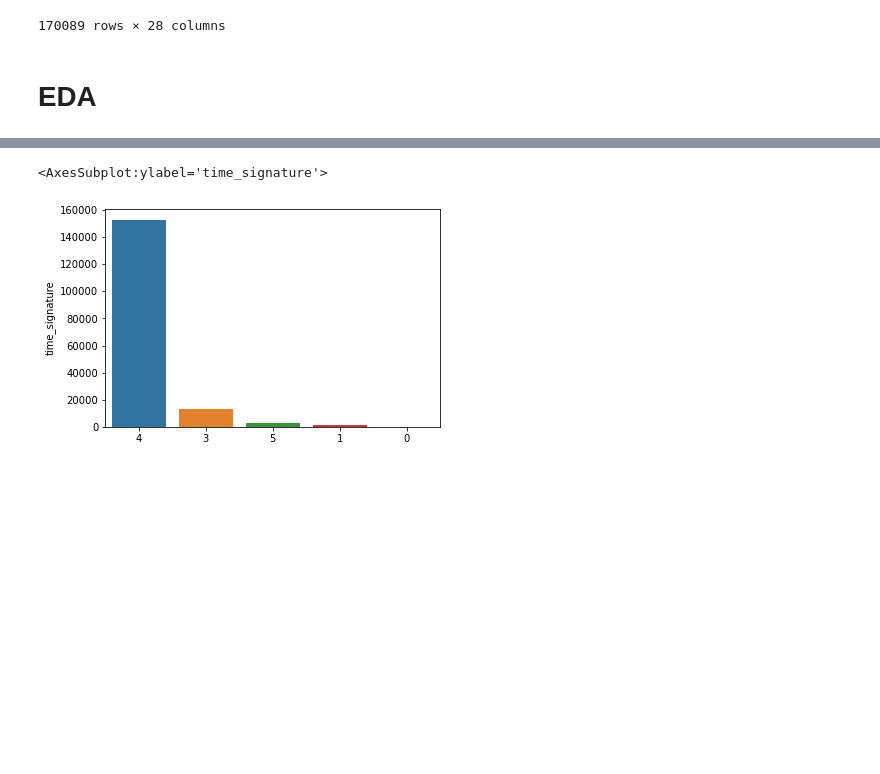
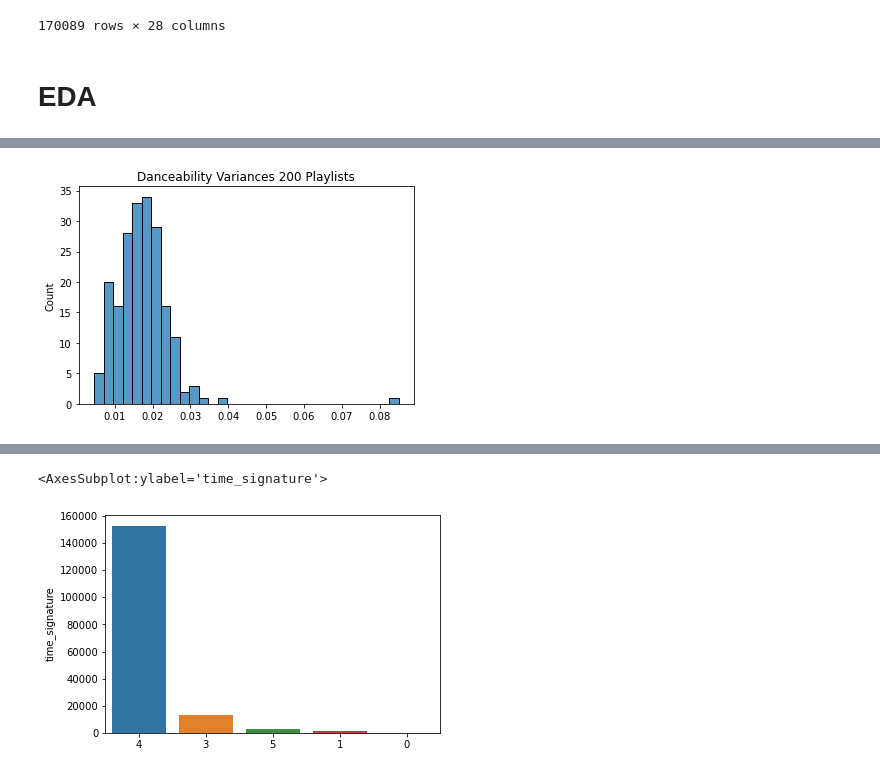
Before and after one commit to shonepatil/GNN-Spotify-Recommender-Project, a Jupyter notebook: src/analysis/playground.ipynb, the cells around one changed output, grey strips where cells are left out. Drawn from its saved outputs; the diff is of its cells as text; code cells hidden in the pictures; blank space fills up the shorter version.

Commit message:
added variance and avg hists

```diff
--- a/src/analysis/playground.ipynb
+++ b/src/analysis/playground.ipynb
@@ -49,7 +48,7 @@ g = dataset[0]
   NumTestSamples: 1000
 Done loading data from cached files.
 # %%
-features = pd.read_csv('songset_features_170k')
+features = pd.read_csv('~/teams/DSC180A_FA21_A00/a13group1/songset_features_170k')
 # %%
 features = features.drop(columns=['Unnamed: 0', 'type', 'id', 'uri', 'track_href', 'analysis_url'])
 # %%
@@ -107,14 +104,22 @@ categorical = ['key', 'mode', 'time_signature']
 #         data = json.load(f)
 #         playlists = data['playlists']
 # %%
-with open("data/" + 'mpd.slice.{}-{}.json'.format(0, 999)) as f:
+with open("" + 'mpd.slice.{}-{}.json'.format(0, 999)) as f:
         data = json.load(f)
         playlists = data['playlists']
+# %%
+edafeats = pd.read_csv('~/teams/DSC180A_FA21_A00/a13group1/songset_features_170k')
+edafeats = edafeats.drop(columns=['Unnamed: 0', 'type', 'track_href', 'analysis_url'])
+
+edafeats['loudness'] = std_scaler.fit_transform(edafeats[['loudness']])
+edafeats['tempo'] = std_scaler.fit_transform(edafeats[['tempo']])
+edafeats['duration_ms'] = std_scaler.fit_transform(edafeats[['duration_ms']])
 # %%
 %%time
 feat_vars = {'danceability': [], 'energy': [], 'loudness': [], 'speechiness': [], 'acousticness': [], 'instrumentalness': [], 'liveness': [], 'valence': [], 'tempo': [], 'duration_ms': [],'key': [], 'mode': [], 'time_signature': []}
+feat_avgs = {'danceability': [], 'energy': [], 'loudness': [], 'speechiness': [], 'acousticness': [], 'instrumentalness': [], 'liveness': [], 'valence': [], 'tempo': [], 'duration_ms': [],'key': [], 'mode': [], 'time_signature': []}
 
-for each in range(50):
+for each in np.random.choice(999, 200):
     item = playlists[each]
     row_ids = []
     for i in item['tracks']:
@@ -126,6 +131,9 @@ for each in range(50):
     for i in numerical:
         var = np.var(cur_feats[i])
         feat_vars[i].append(var)
+
+        avg = np.mean(cur_feats[i])
+        feat_avgs[i].append(avg)
     for i in categorical:
         highest = max(cur_feats[i].value_counts() / cur_feats[i].count())
         feat_vars[i].append(highest)
@@ -218,0 +184,4 @@ edafeats
+# %%
+danceability_variances = sns.histplot(feat_vars['danceability']).set(title='Danceability Variances 200 Playlists')
+# %% [output]
+[figure, added]
```
Also changed, not shown: parts of 19 cells of this notebook, 1 other file.
